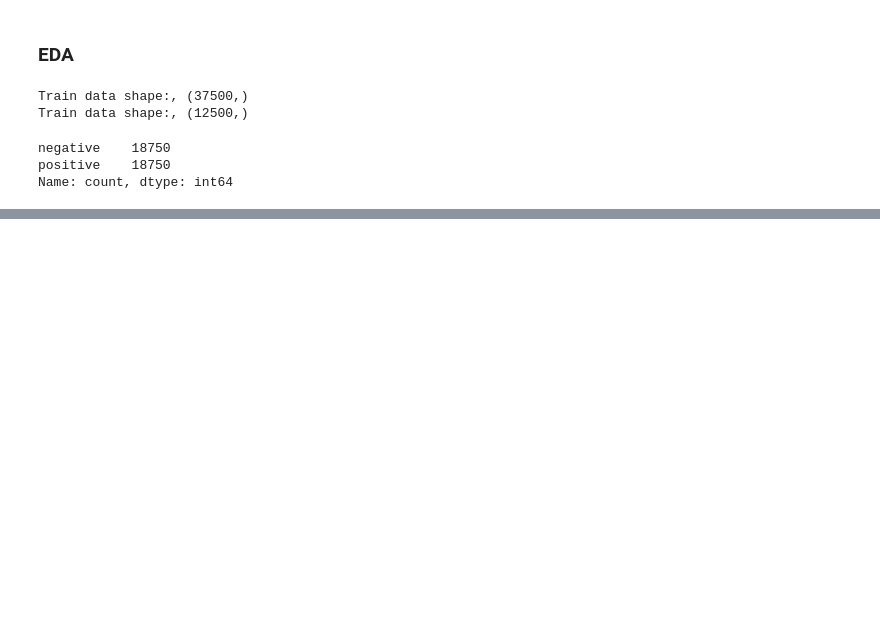
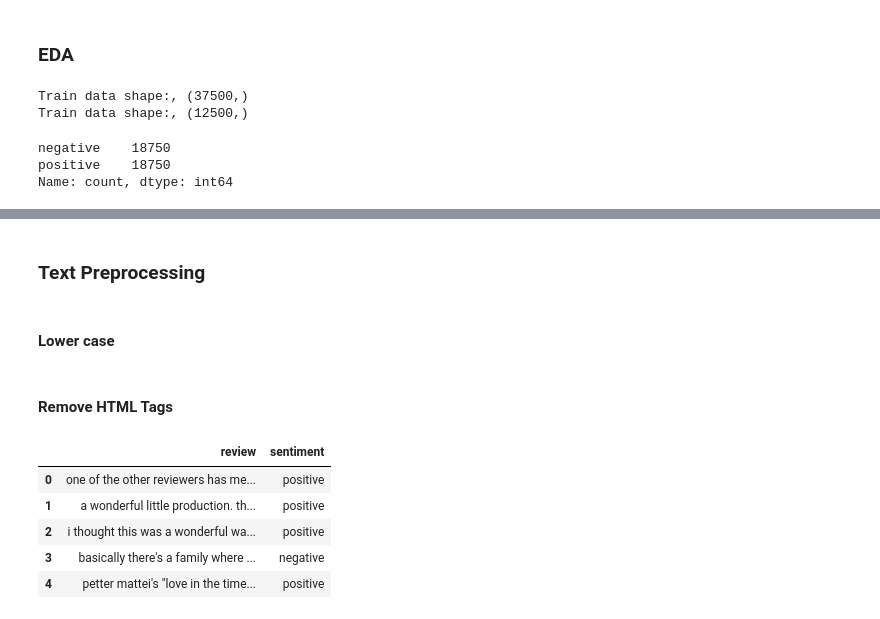
Before and after one commit to mahfuz-raihan/nlpcheck, a Jupyter notebook: Sentiment Analysis/sentiment_analysis.ipynb, the cells around one changed output, grey strips where cells are left out. Saved outputs shown, nothing was run; the diff lists cells and outputs as text; code cells hidden in the pictures; blank space fills up the shorter version.

```diff
--- a/Sentiment Analysis/sentiment_analysis.ipynb
+++ b/Sentiment Analysis/sentiment_analysis.ipynb
@@ -41,0 +42,38 @@ plt.show()
+# %% [markdown]
+### Text Preprocessing
+# %% [markdown]
+#### Lower case
+# %%
+import re
+# def preprocess_string(s):
+#     # remove all non-word characters (everything except numbers and letters)
+#     s = re.sub(r"[^\w\s]", '', s)
+#     # remove all runs of whitespace with no space
+#     s = re.sub(r"\s+", '', s)
+#     # replace digits with no space
+#     s = re.sub(r"\d", '', s)
+#     return s
+
+
+
+# make data lower case
+data['review'][3].lower()
+data['review'] = data['review'].str.lower()
+# %% [markdown]
+#### Remove HTML Tags
+# %%
+
+import re
+def remove_html_tag(text):
+    pattern = re.compile('<.*?>')
+    return pattern.sub(r"", text)
+
+data['review'] = data['review'].apply(remove_html_tag)
+data.head()
+# %% [output]
+|  | review | sentiment |
+| 0 | one of the other reviewers has me... | positive |
+| 1 | a wonderful little production. th... | positive |
+| 2 | i thought this was a wonderful wa... | positive |
+| 3 | basically there's a family where ... | negative |
+| 4 | petter mattei's "love in the time... | positive |
```
Also changed, not shown: parts of 14 cells of this notebook, 2 other files.
